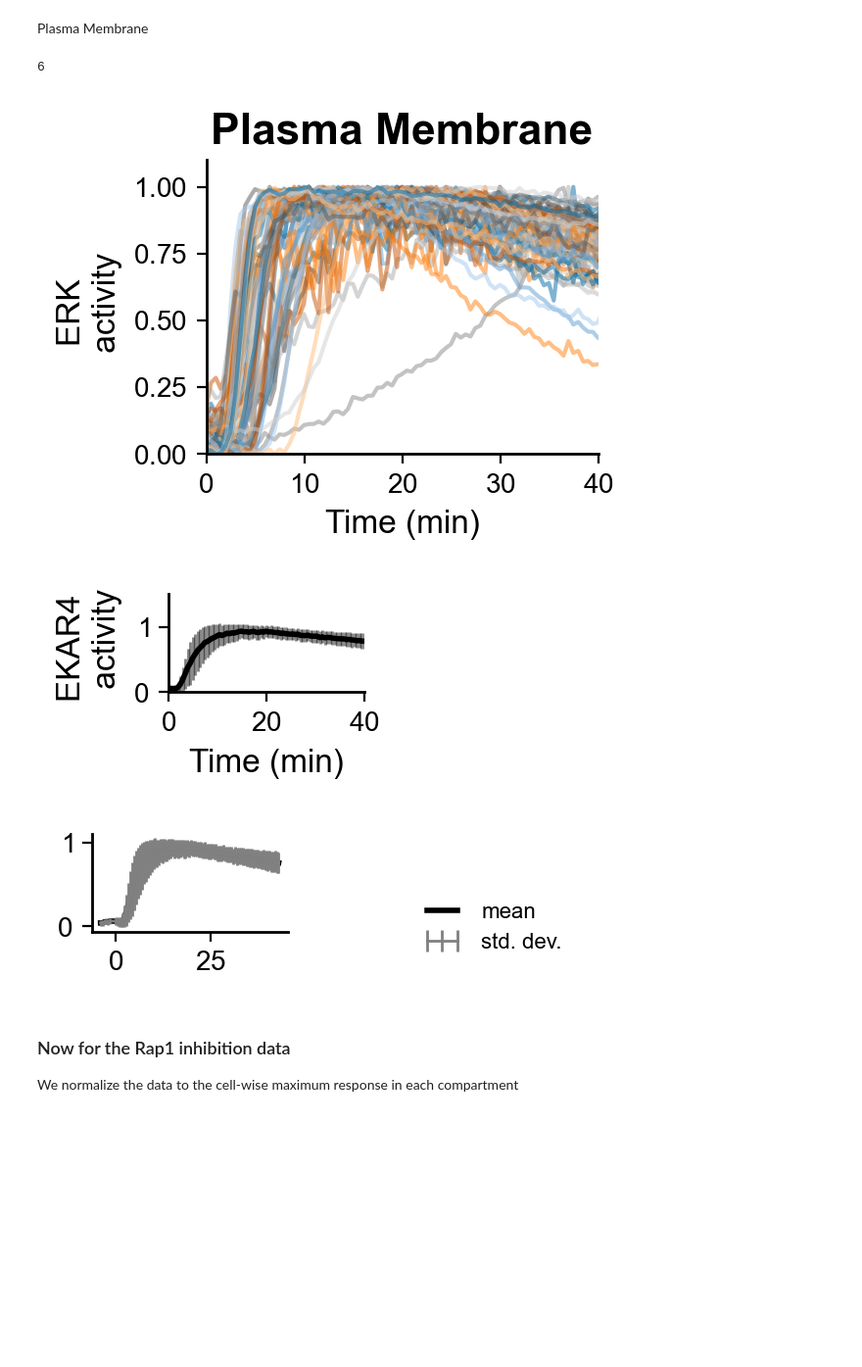
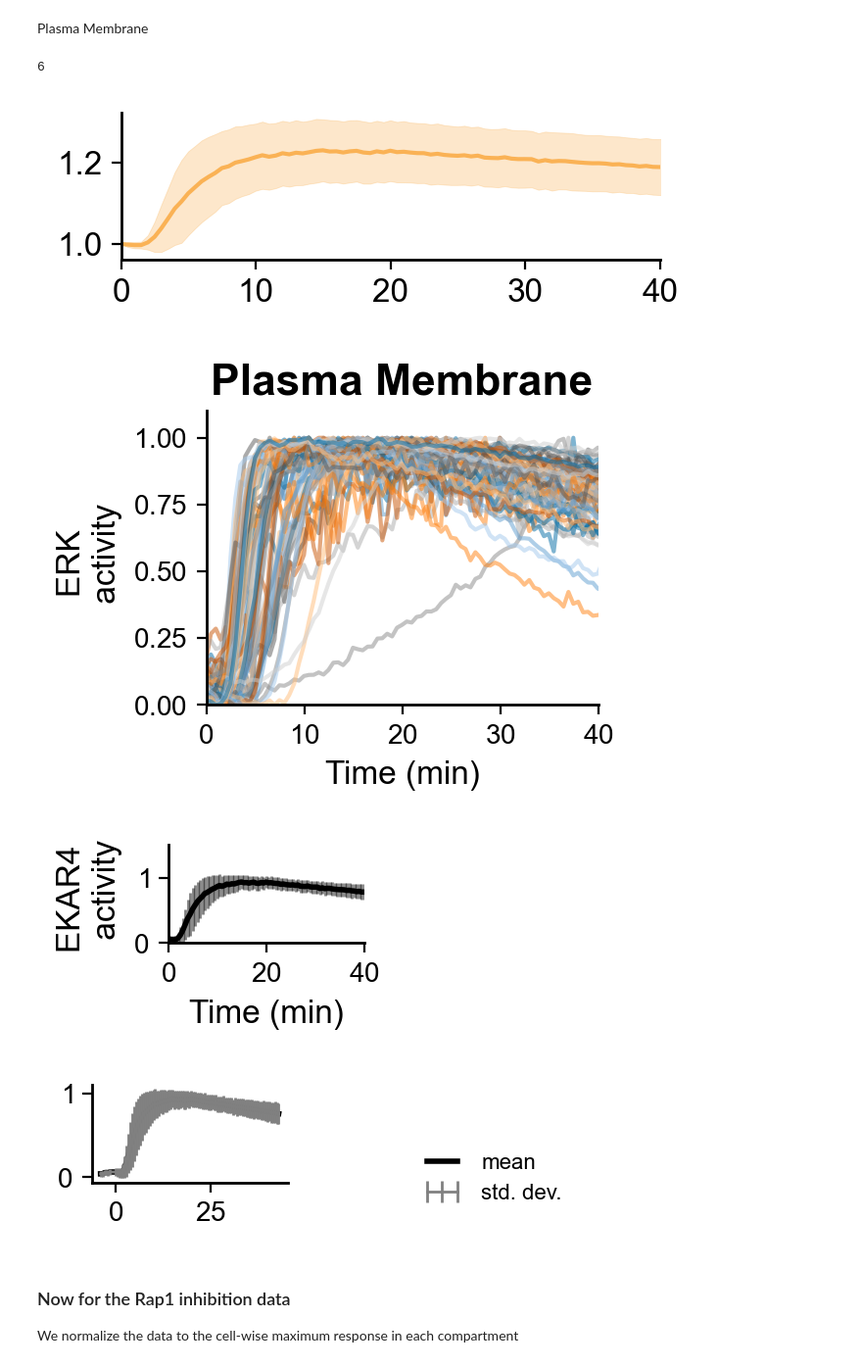
Before and after one commit to RangamaniLabUCSD/multimodel-inference, a Jupyter notebook: src/MAPK/process_data.ipynb, the cells around one changed output. Shown at 98% size. Drawn from its saved outputs; the diff is of its cells as text; code cells hidden in the pictures; blank space fills up the shorter version.

```diff
--- a/src/MAPK/process_data.ipynb
+++ b/src/MAPK/process_data.ipynb
@@ -446,6 +462,19 @@ times = df_1D['Time (min)'].to_numpy()
 times_D = times.copy()
 filtered_columns = [col for col in df_1D.columns if 'Cell' in col and '.1' not in col]
 D_noInhib = df_1D[filtered_columns].to_numpy()
+
+# plot raw mean and std
+mean_dat = np.nanmean(D_noInhib, axis=1)
+std_dat = np.nanstd(D_noInhib, axis=1)
+fig, ax = get_sized_fig_ax(width=2.75, height=0.75)
+ax.plot(times_D, mean_dat, label='pm', color='#fab255')
+ax.fill_between(times_D, mean_dat + std_dat, mean_dat - std_dat, alpha=0.3, color='#fab255')
+ax.set_xlim([0.0, 40.0])
+ax.set_yticks([1, 1.2])
+ax.set_yticklabels([1.0, 1.2], fontsize=12)
+ax.set_xticks([0, 10, 20, 30, 40])
+ax.set_xticklabels([0, 10, 20, 30, 40], fontsize=12)
+fig.savefig(f'../../results/MAPK/Keyes_et_al_2020-fig1-data1-v2_1D_pm_RAW.pdf')
 
 # normalize each cell's response
 normalize = lambda x: (x - np.nanmin(x)) / (np.nanmax(x) - np.nanmin(x))
@@ -515,36 +544,37 @@ df.to_csv('../../results/MAPK/Keyes_et_al_2020-fig1-data1-v2-PM.csv', index=Fals
 
 # convert times to seconds and save as json
 data = {'stimulus': [input], 'response': list(PM_mean[T0_idx:np.min(np.where(np.isnan(times)))]), 'time': list(times[T0_idx:np.min(np.where(np.isnan(times)))]*60), 'response_std': list(PM_std[T0_idx:np.min(np.where(np.isnan(times)))])}
 with open('../../results/MAPK/Keyes_et_al_2020-fig1-data1-v2-PM.json','w') as data_file:
     json.dump(data, data_file)
 
 # Create dataset that end at 30 minutes and 10 mins
 idx_30_min = np.argmin(abs(times[:np.min(np.where(np.isnan(times)))]-30))
 idx_20_min = np.argmin(abs(times[:np.min(np.where(np.isnan(times)))]-20))
 idx_10_min = np.argmin(abs(times[:np.min(np.where(np.isnan(times)))]-10))
 
 # 30 mins
 data = {'stimulus': [input], 'response': list(PM_mean[T0_idx:idx_30_min]), 'time': list(times[T0_idx:idx_30_min]*60), 'response_std': list(PM_std[T0_idx:idx_30_min])}
 with open('../../results/MAPK/Keyes_et_al_2020-fig1-data1-v2-PM-30min.json','w') as data_file:
     json.dump(data, data_file)
 
 # 20 mins
 data = {'stimulus': [input], 'response': list(PM_mean[T0_idx:idx_20_min]), 'time': list(times[T0_idx:idx_20_min]*60), 'response_std': list(PM_std[T0_idx:idx_20_min])}
 with open('../../results/MAPK/Keyes_et_al_2020-fig1-data1-v2-PM-20min.json','w') as data_file:
     json.dump(data, data_file)
 
  # 10 mins
 data = {'stimulus': [input], 'response': list(PM_mean[T0_idx:idx_10_min]), 'time': list(times[T0_idx:idx_10_min]*60), 'response_std': list(PM_std[T0_idx:idx_10_min])}
 with open('../../results/MAPK/Keyes_et_al_2020-fig1-data1-v2-PM-10min.json','w') as data_file:
     json.dump(data, data_file)
 
 dat = normalized_D_noInhib[T0_idx:np.min(np.where(np.isnan(times)))]
 SAM40_pm = np.apply_along_axis(sustained_activity_metric, 0, dat, -1)
 # %% [output]
 6
-[figure, old version]
+[figure, new version]
-[figure, old version]
+[figure, new version]
-[figure, old version]
+[figure, new version]
+[figure, added]
 # %%
 # save SAM40s
 SAM40s = {'cyto': list(SAM40_cyto), 'pm': list(SAM40_pm)}
```
Also changed, not shown: parts of 3 cells of this notebook.
